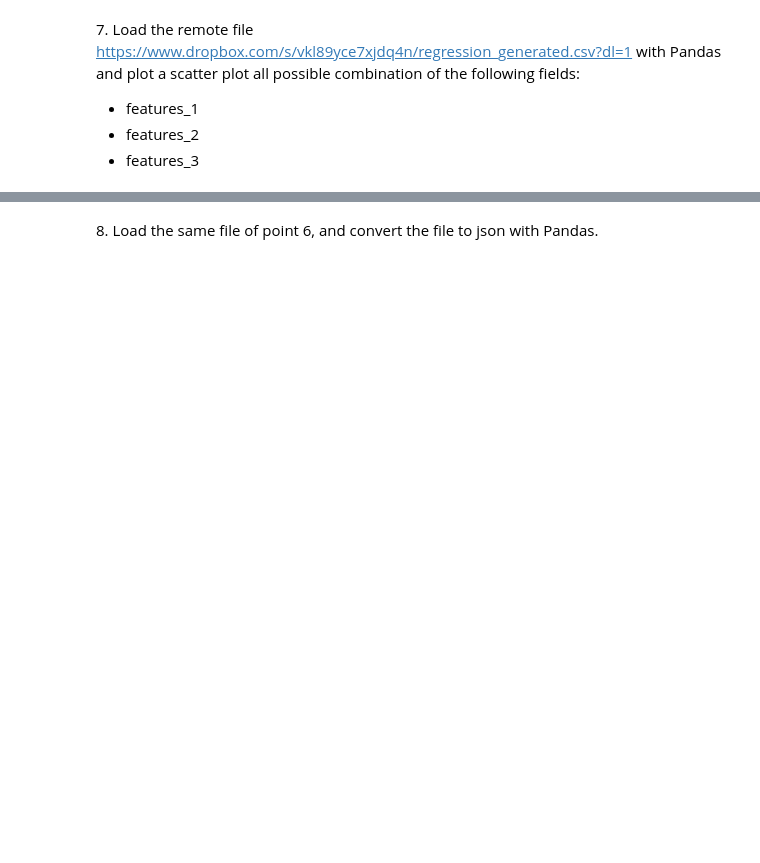
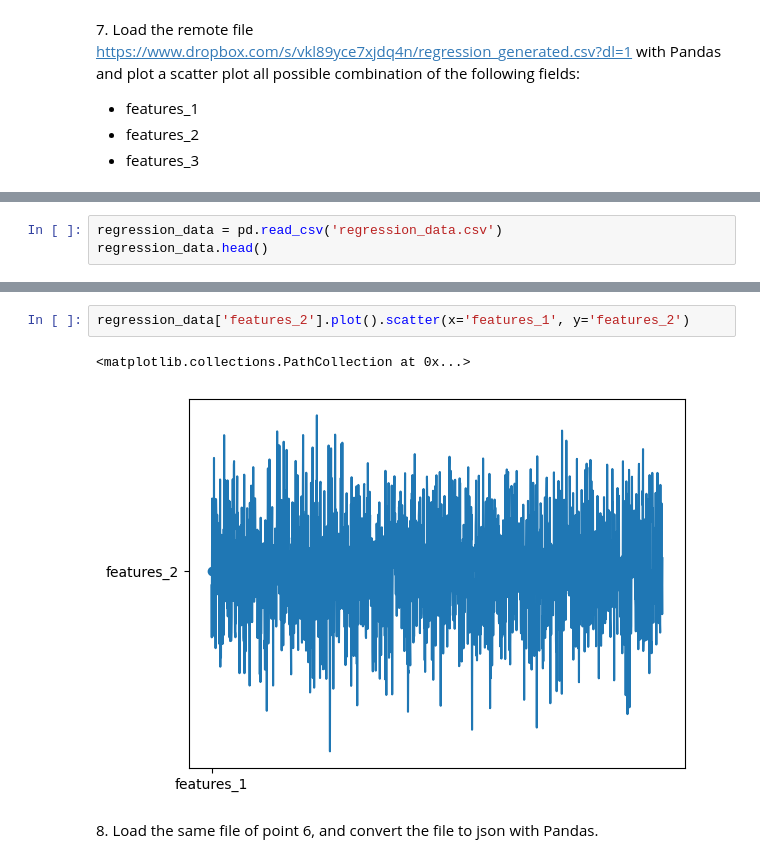
Before and after one commit to gleeeee0788/LaboratoryOfComputationalPhysics_Y9, a Jupyter notebook: 05ex_OSEMN.ipynb, the cells around one changed output, grey strips where cells are left out. Saved outputs shown, nothing was run; the diff lists cells and outputs as text; blank space fills up the shorter version.

```diff
--- a/05ex_OSEMN.ipynb
+++ b/05ex_OSEMN.ipynb
@@ -53,0 +137,3 @@ Each character is composed by 6 bit (even the space) and the last 4 bit are just
+# %%
+regression_data = pd.read_csv('regression_data.csv')
+regression_data.head()
@@ -54,2 +148,7 @@ Each character is composed by 6 bit (even the space) and the last 4 bit are just
+# %%
+regression_data['features_2'].plot().scatter(x='features_1', y='features_2')
+# %% [output]
+<matplotlib.collections.PathCollection at 0x...>
+[figure, added]
 # %% [markdown]
 8\. Load the same file of point 6, and convert the file to json with Pandas.
```
Also changed, not shown: parts of 12 cells of this notebook, 9 other files.
